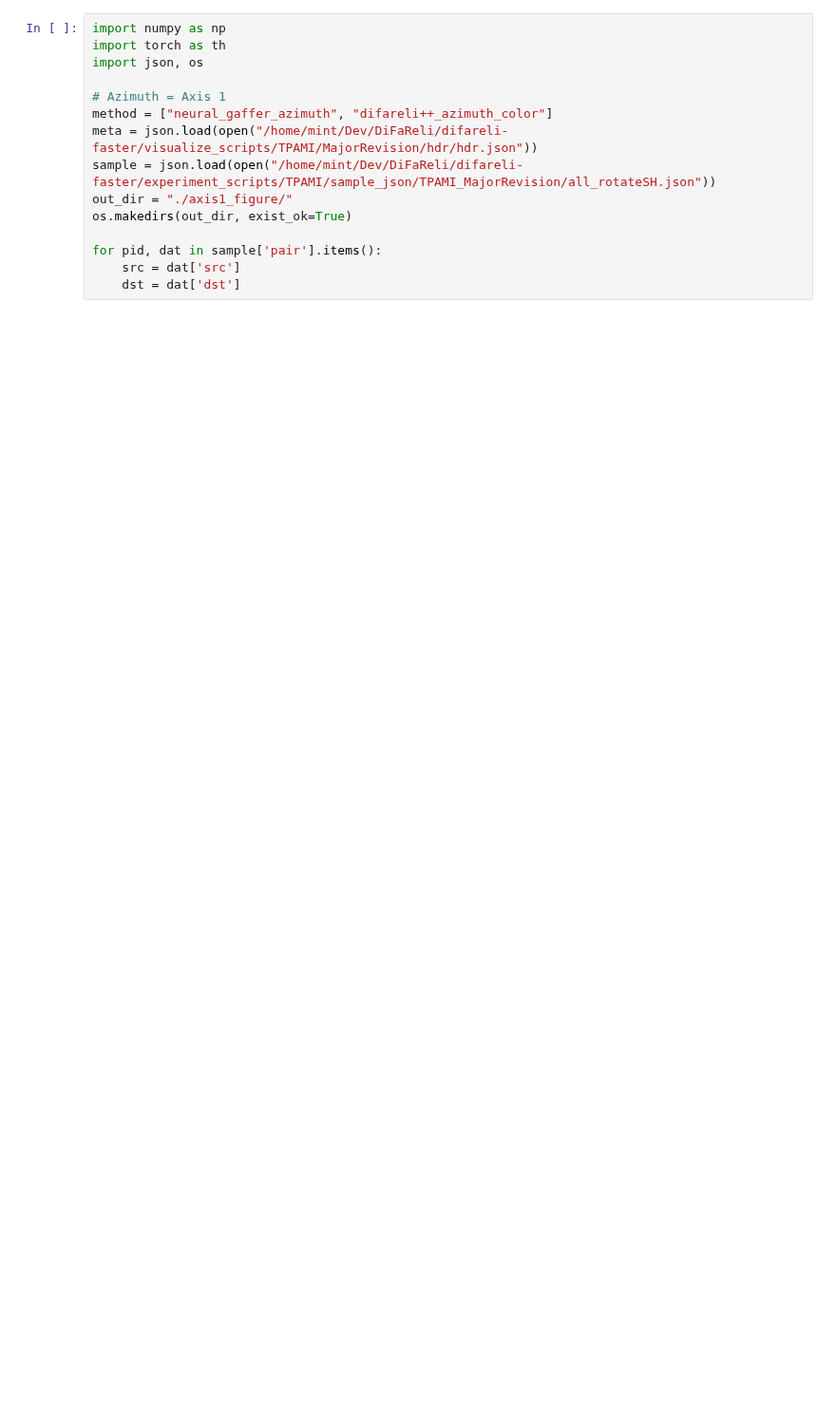
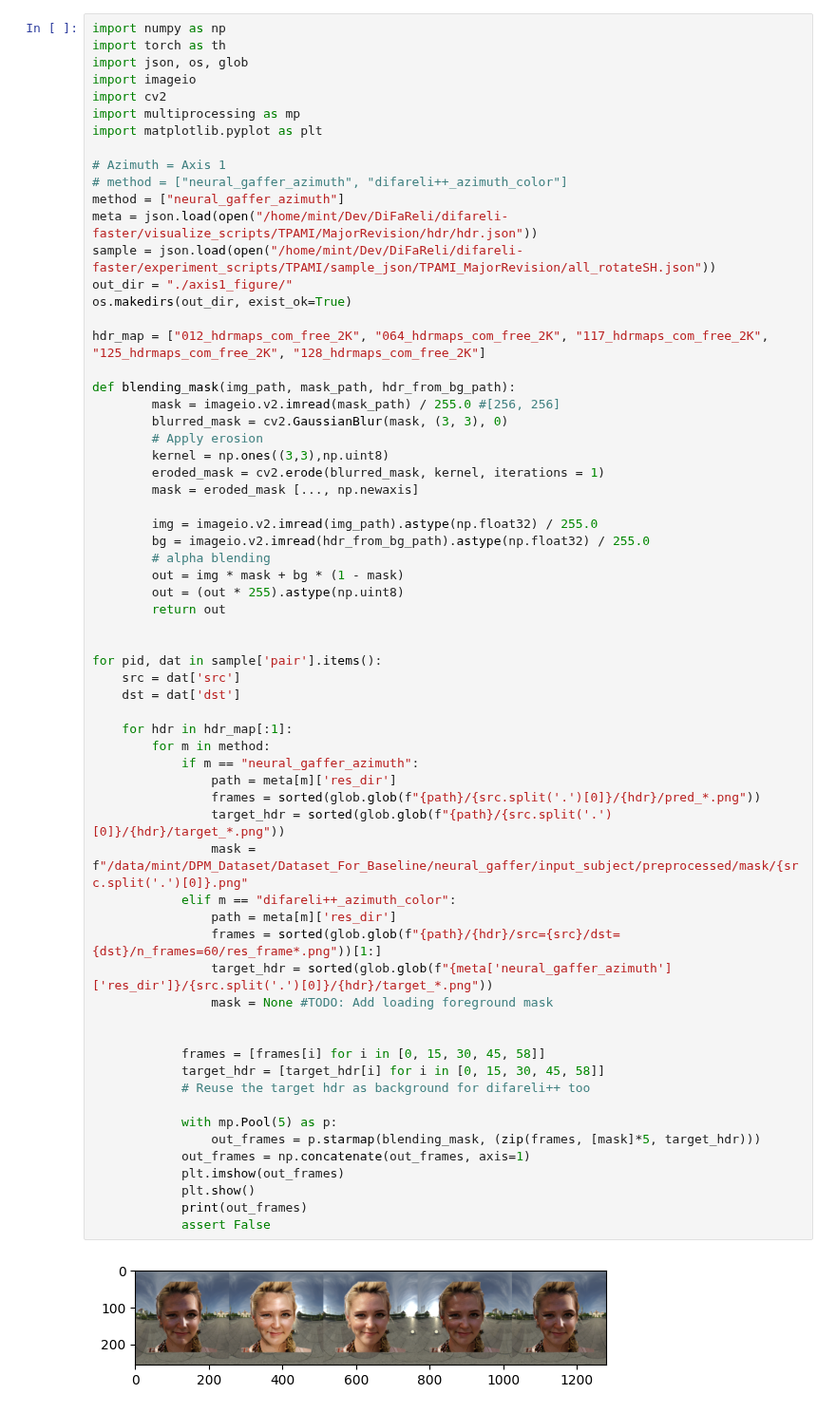
Before and after one commit to XezXey/guided-diffusion, a Jupyter notebook: visualize_scripts/TPAMI/MajorRevision/figure/gen_figure/rotateHDR/gen_rotateHDR_figure.ipynb, the cells around one changed output. Shown at 95% size. Drawn from its saved outputs; the diff is of its cells as text; blank space fills up the shorter version.

```diff
--- a/visualize_scripts/TPAMI/MajorRevision/figure/gen_figure/rotateHDR/gen_rotateHDR_figure.ipynb
+++ b/visualize_scripts/TPAMI/MajorRevision/figure/gen_figure/rotateHDR/gen_rotateHDR_figure.ipynb
@@ -1,16 +1,66 @@
 # %%
 import numpy as np
 import torch as th
-import json, os
+import json, os, glob
+import imageio
+import cv2
+import multiprocessing as mp
+import matplotlib.pyplot as plt
 
 # Azimuth = Axis 1
-method = ["neural_gaffer_azimuth", "difareli++_azimuth_color"]
+# method = ["neural_gaffer_azimuth", "difareli++_azimuth_color"]
+method = ["neural_gaffer_azimuth"]
 meta = json.load(open("/home/mint/Dev/DiFaReli/difareli-faster/visualize_scripts/TPAMI/MajorRevision/hdr/hdr.json"))
 sample = json.load(open("/home/mint/Dev/DiFaReli/difareli-faster/experiment_scripts/TPAMI/sample_json/TPAMI_MajorRevision/all_rotateSH.json"))
 out_dir = "./axis1_figure/"
 os.makedirs(out_dir, exist_ok=True)
 
+hdr_map = ["012_hdrmaps_com_free_2K", "064_hdrmaps_com_free_2K", "117_hdrmaps_com_free_2K", "125_hdrmaps_com_free_2K", "128_hdrmaps_com_free_2K"]
+
+def blending_mask(img_path, mask_path, hdr_from_bg_path):
+        mask = imageio.v2.imread(mask_path) / 255.0 #[256, 256]
+        blurred_mask = cv2.GaussianBlur(mask, (3, 3), 0)
+        # Apply erosion
+        kernel = np.ones((3,3),np.uint8)
+        eroded_mask = cv2.erode(blurred_mask, kernel, iterations = 1)
+        mask = eroded_mask [..., np.newaxis]
+
+        img = imageio.v2.imread(img_path).astype(np.float32) / 255.0
+        bg = imageio.v2.imread(hdr_from_bg_path).astype(np.float32) / 255.0
+        # alpha blending
+        out = img * mask + bg * (1 - mask)
+        out = (out * 255).astype(np.uint8)
+        return out
+
+
 for pid, dat in sample['pair'].items():
     src = dat['src']
     dst = dat['dst']
+
+    for hdr in hdr_map[:1]:
+        for m in method:
+            if m == "neural_gaffer_azimuth":
+                path = meta[m]['res_dir']
+                frames = sorted(glob.glob(f"{path}/{src.split('.')[0]}/{hdr}/pred_*.png"))
+                target_hdr = sorted(glob.glob(f"{path}/{src.split('.')[0]}/{hdr}/target_*.png"))
+                mask = f"/data/mint/DPM_Dataset/Dataset_For_Baseline/neural_gaffer/input_subject/preprocessed/mask/{src.split('.')[0]}.png"
+            elif m == "difareli++_azimuth_color":
+                path = meta[m]['res_dir']
+                frames = sorted(glob.glob(f"{path}/{hdr}/src={src}/dst={dst}/n_frames=60/res_frame*.png"))[1:]
+                target_hdr = sorted(glob.glob(f"{meta['neural_gaffer_azimuth']['res_dir']}/{src.split('.')[0]}/{hdr}/target_*.png"))
+                mask = None #TODO: Add loading foreground mask
+
+
+            frames = [frames[i] for i in [0, 15, 30, 45, 58]]
+            target_hdr = [target_hdr[i] for i in [0, 15, 30, 45, 58]]
+            # Reuse the target hdr as background for difareli++ too
+
+            with mp.Pool(5) as p:
+                out_frames = p.starmap(blending_mask, (zip(frames, [mask]*5, target_hdr)))
+            out_frames = np.concatenate(out_frames, axis=1)
+            plt.imshow(out_frames)
+            plt.show()
+            print(out_frames)
+            assert False
 # %% [output]
+[figure, added]
```
Also changed, not shown: parts of 1 cell of this notebook.
